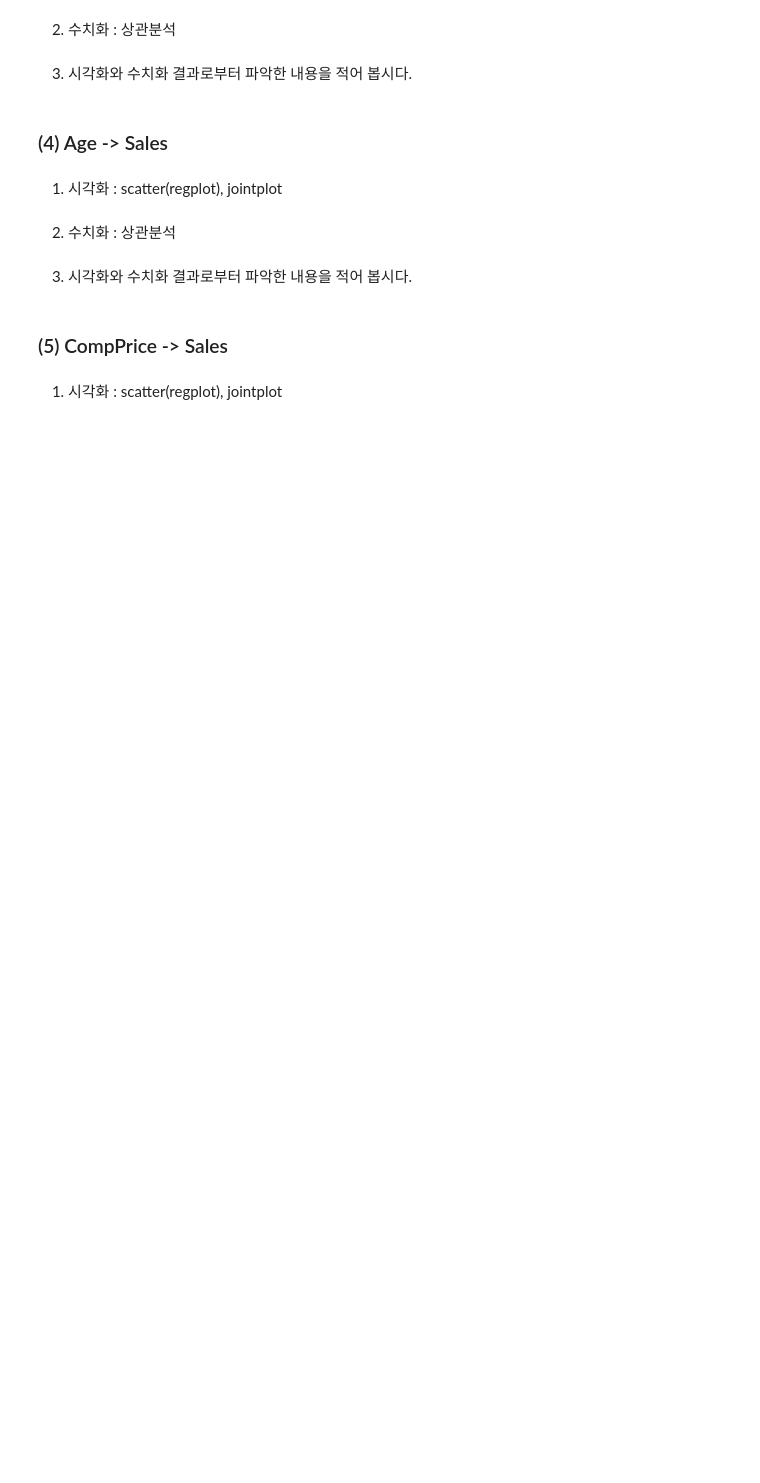
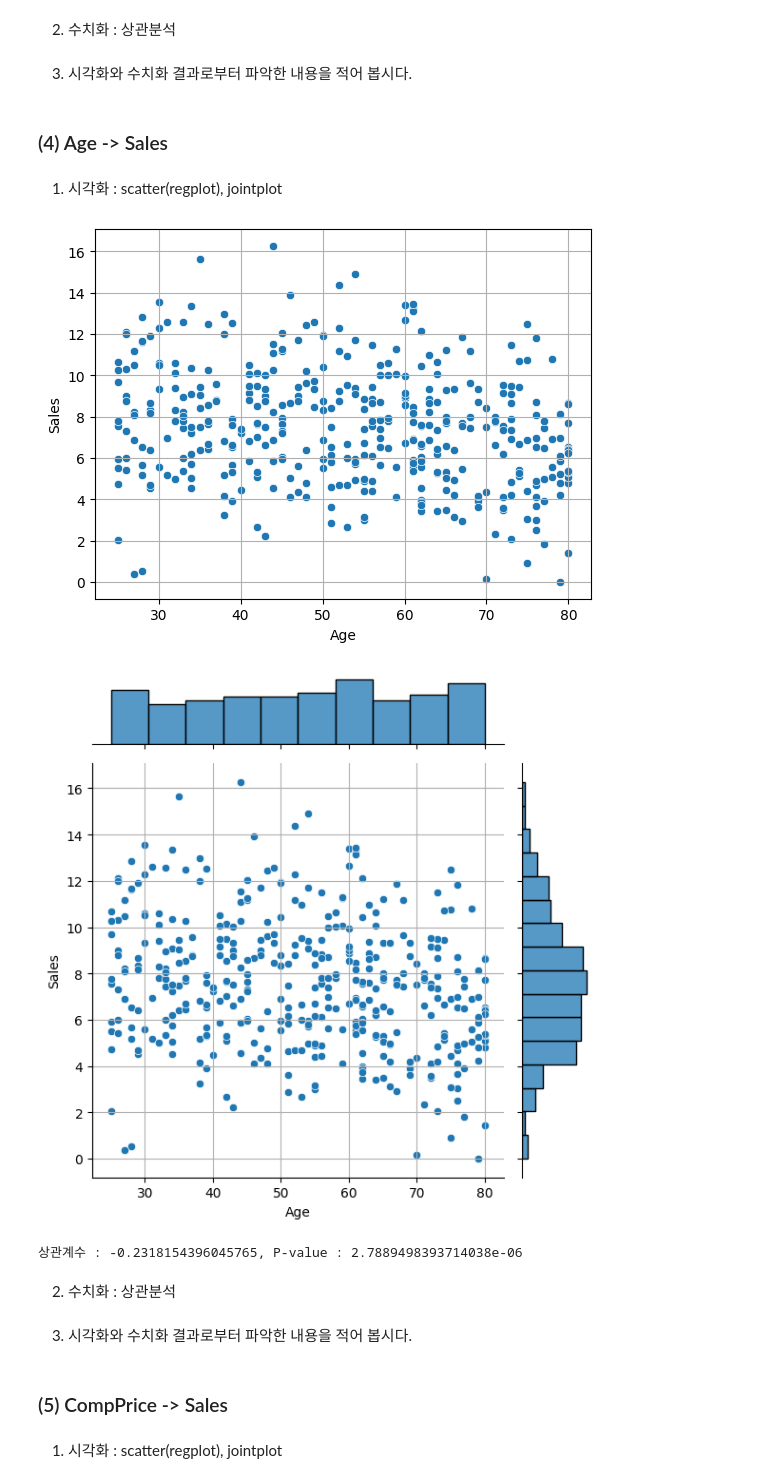
Before and after one commit to chrisseo2002/Data_Analysis, a Jupyter notebook: 08_종합실습2_이변량분석(y-숫자).ipynb, the cells around one changed output. Cells and saved outputs as stored; diff of their text form; code cells hidden in the pictures; blank space fills up the shorter version.

```diff
--- a/08_종합실습2_이변량분석(y-숫자).ipynb
+++ b/08_종합실습2_이변량분석(y-숫자).ipynb
@@ -72,5 +124,11 @@ target = 'Sales'
 ### (4) Age -> Sales
 # %% [markdown]
 1) 시각화 : scatter(regplot), jointplot
+# %%
+eda_2_nn(data, 'Age', target)
+# %% [output]
+[figure, added]
+[figure, added]
+상관계수 : -0.2318154396045765, P-value : 2.7889498393714038e-06
 # %% [markdown]
 2) 수치화 : 상관분석
```
Also changed, not shown: parts of 32 cells of this notebook, 2 other files.
